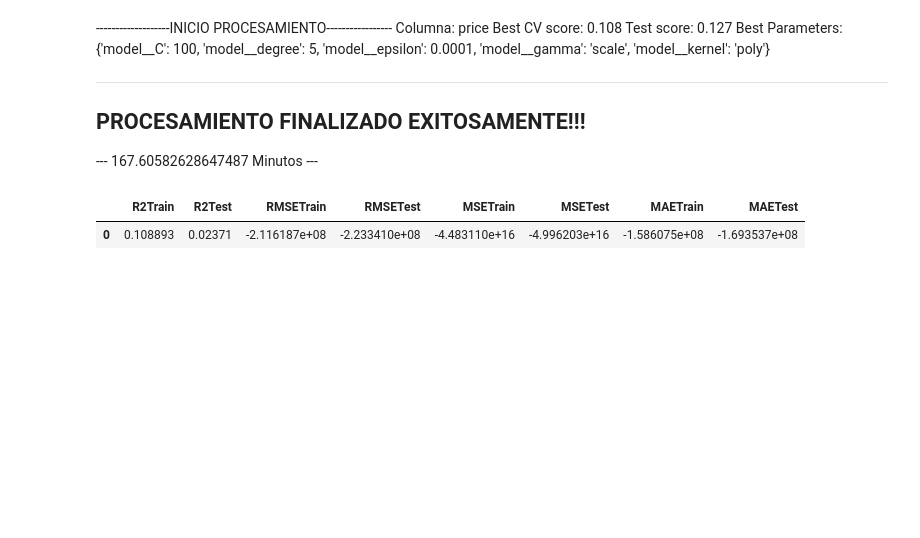
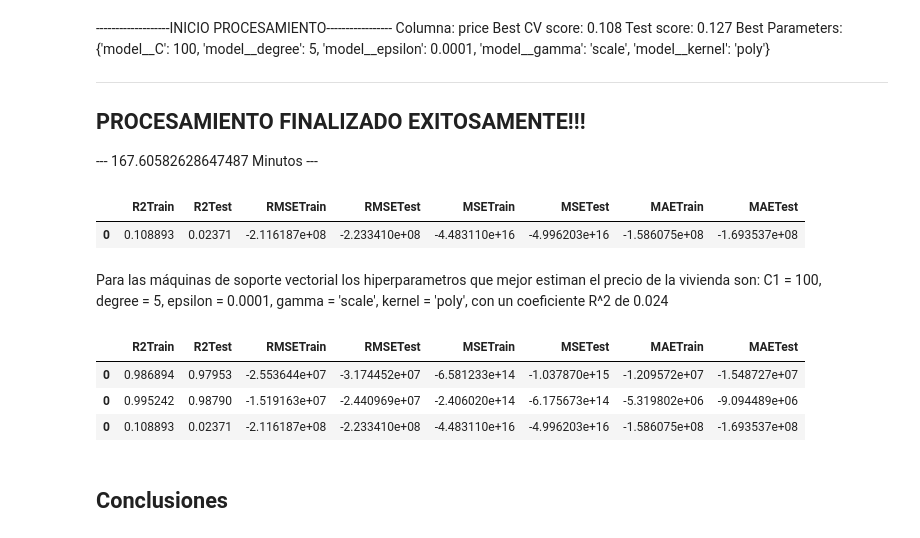
Before and after one commit to marioeoteroa/BootcampDSCodigofacilito, a Jupyter notebook: ProyectoBootcampDS.ipynb, the cells around one changed output. Saved outputs shown, nothing was run; the diff lists cells and outputs as text; code cells hidden in the pictures; blank space fills up the shorter version.

```diff
--- a/ProyectoBootcampDS.ipynb
+++ b/ProyectoBootcampDS.ipynb
@@ -1066,4 +1135,9 @@ scoring = ['r2','neg_root_mean_squared_error','neg_mean_squared_error','neg_mean
 # %%
+#Se generan los modelos con el algoritmo elegido y calculan las metricas de evaluación
+LR_simple1.fit(X_train1, y_train1.values.ravel())
+#LR_simple = RandomForestRegressor(max_depth=maxdepth1,n_estimators=nestimators,min_samples_leaf=minsampleleaf1,min_samples_split=minsamplesplit1,random_state=4444,n_jobs=-1)
+scoring = ['r2','neg_root_mean_squared_error','neg_mean_squared_error','neg_mean_absolute_error']
+
 ###Con datos de Train
 scores1 = cross_validate(LR_simple1, X_train1, y_train1, scoring=scoring, n_jobs=-1, cv=10)
 TiempoPromedioEntrenamientoTRAIN = mean(scores1['fit_time'])
@@ -1114,6 +1188,6 @@ R21 = pd.concat([R2TrainFinal,R2TestFinal], axis=1)
 MSE1= pd.concat([MSETrainFinal,MSETestFinal], axis=1)
 MAE1= pd.concat([MAETrainFinal,MAETestFinal], axis=1)
 ####Creacion Tablas
-tabla1 = pd.concat([R21,RMSE1,MSE1,MAE1], axis=1)
-tabla1.columns = ['R2Train','R2Test','RMSETrain','RMSETest','MSETrain','MSETest','MAETrain','MAETest']
+tabla2 = pd.concat([R21,RMSE1,MSE1,MAE1], axis=1)
+tabla2.columns = ['R2Train','R2Test','RMSETrain','RMSETest','MSETrain','MSETest','MAETrain','MAETest']
 # %%
@@ -1329,6 +1410,6 @@ R21 = pd.concat([R2TrainFinal,R2TestFinal], axis=1)
 MSE1= pd.concat([MSETrainFinal,MSETestFinal], axis=1)
 MAE1= pd.concat([MAETrainFinal,MAETestFinal], axis=1)
 ####Creacion Tablas
-tabla1 = pd.concat([R21,RMSE1,MSE1,MAE1], axis=1)
-tabla1.columns = ['R2Train','R2Test','RMSETrain','RMSETest','MSETrain','MSETest','MAETrain','MAETest']
+tabla3 = pd.concat([R21,RMSE1,MSE1,MAE1], axis=1)
+tabla3.columns = ['R2Train','R2Test','RMSETrain','RMSETest','MSETrain','MSETest','MAETrain','MAETest']
 # %%
@@ -1336,5 +1417,15 @@ tabla1.head(1)
 # %% [output]
 |  | R2Train | R2Test | RMSETrain | RMSETest | MSETrain | MSETest | MAETrain | MAETest |
 | 0 | 0.108893 | 0.02371 | -2.116187e+08 | -2.233410e+08 | -4.483110e+16 | -4.996203e+16 | -1.586075e+08 | -1.693537e+08 |
+# %% [markdown]
+Para las máquinas de soporte vectorial los hiperparametros que mejor estiman el precio de la vivienda son: C1&nbsp;=&nbsp;100, degree&nbsp;=&nbsp;5, epsilon&nbsp;=&nbsp;0.0001, gamma&nbsp;=&nbsp;'scale', kernel&nbsp;=&nbsp;'poly', con un  coeficiente R^2 de 0.024
 # %%
-tablaFINAL = pd.concat([tabla1,tabla2,tabla3], axis=1)
+tablaFINAL = pd.concat([tabla1,tabla2,tabla3], axis=0)
+tablaFINAL.head(3)
+# %% [output]
+|  | R2Train | R2Test | RMSETrain | RMSETest | MSETrain | MSETest | MAETrain | MAETest |
+| 0 | 0.986894 | 0.97953 | -2.553644e+07 | -3.174452e+07 | -6.581233e+14 | -1.037870e+15 | -1.209572e+07 | -1.548727e+07 |
+| 0 | 0.995242 | 0.98790 | -1.519163e+07 | -2.440969e+07 | -2.406020e+14 | -6.175673e+14 | -5.319802e+06 | -9.094489e+06 |
+| 0 | 0.108893 | 0.02371 | -2.116187e+08 | -2.233410e+08 | -4.483110e+16 | -4.996203e+16 | -1.586075e+08 | -1.693537e+08 |
+# %% [markdown]
+## Conclusiones
```
Also changed, not shown: parts of 90 cells of this notebook.
